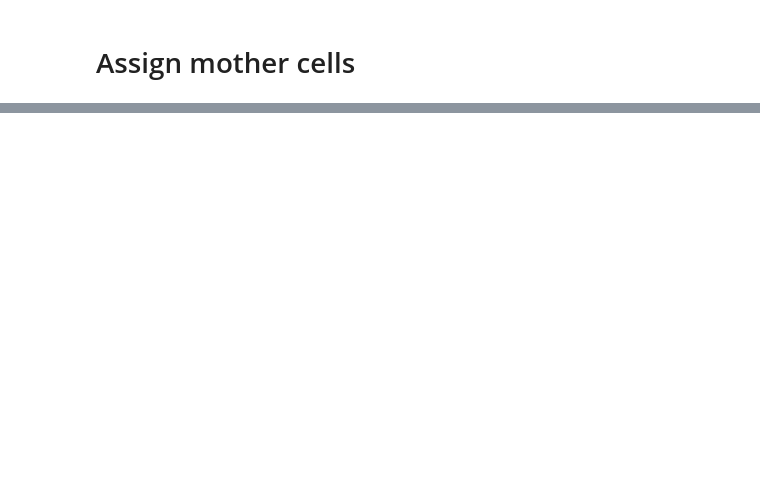
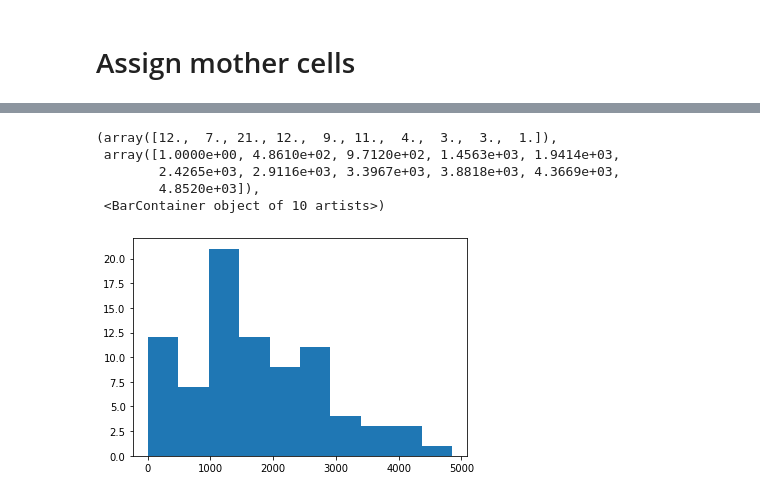
Before and after one commit to Jsakkos/nufeb_tools, a Jupyter notebook: notebooks/cell ancestry.ipynb, the cells around one changed output, grey strips where cells are left out. Drawn from its saved outputs; the diff is of its cells as text; code cells hidden in the pictures; blank space fills up the shorter version.

```diff
--- a/notebooks/cell ancestry.ipynb
+++ b/notebooks/cell ancestry.ipynb
@@ -300,0 +177,9 @@ for colony in df.mother_cell.unique():
+# %%
+plt.hist(counts[:-1])
+# %% [output]
+(array([12.,  7., 21., 12.,  9., 11.,  4.,  3.,  3.,  1.]),
+ array([1.0000e+00, 4.8610e+02, 9.7120e+02, 1.4563e+03, 1.9414e+03,
+        2.4265e+03, 2.9116e+03, 3.3967e+03, 3.8818e+03, 4.3669e+03,
+        4.8520e+03]),
+ <BarContainer object of 10 artists>)
+[figure, added]
```
Also changed, not shown: parts of 52 cells of this notebook, 4 other files.
